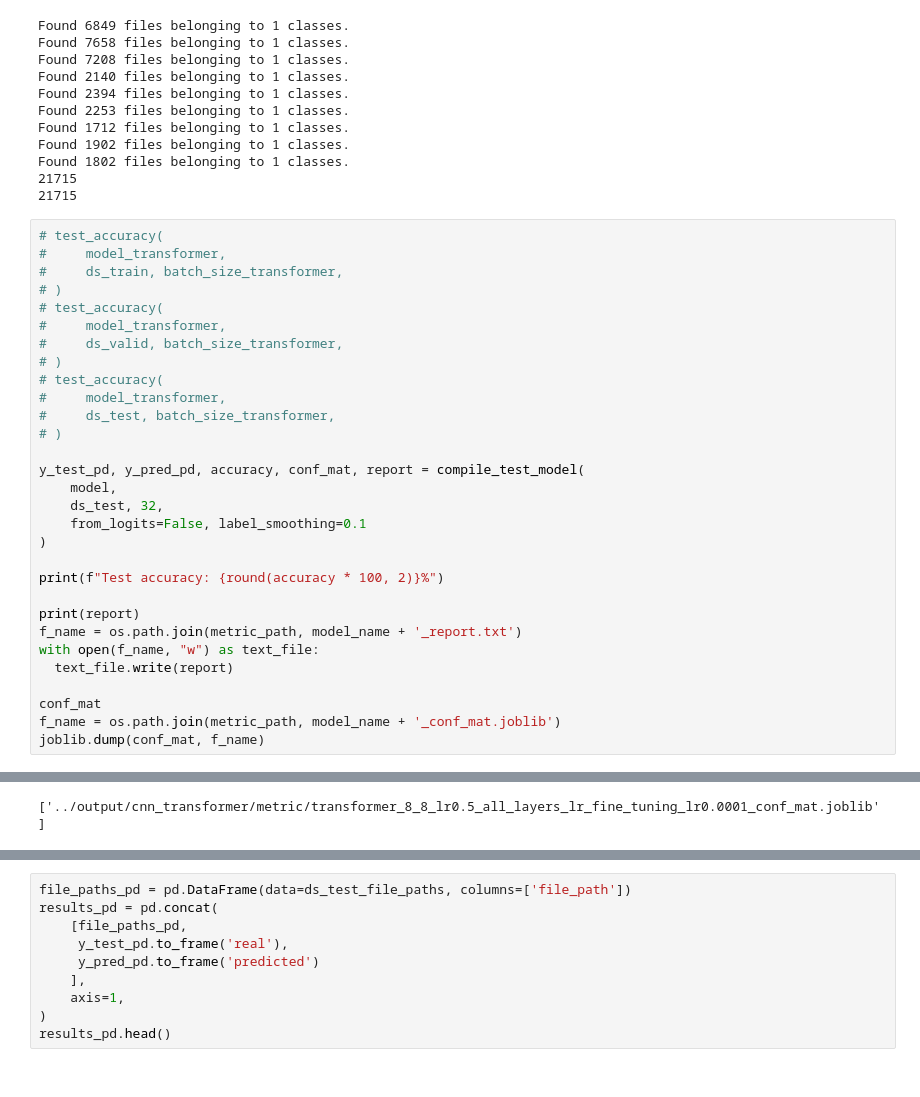
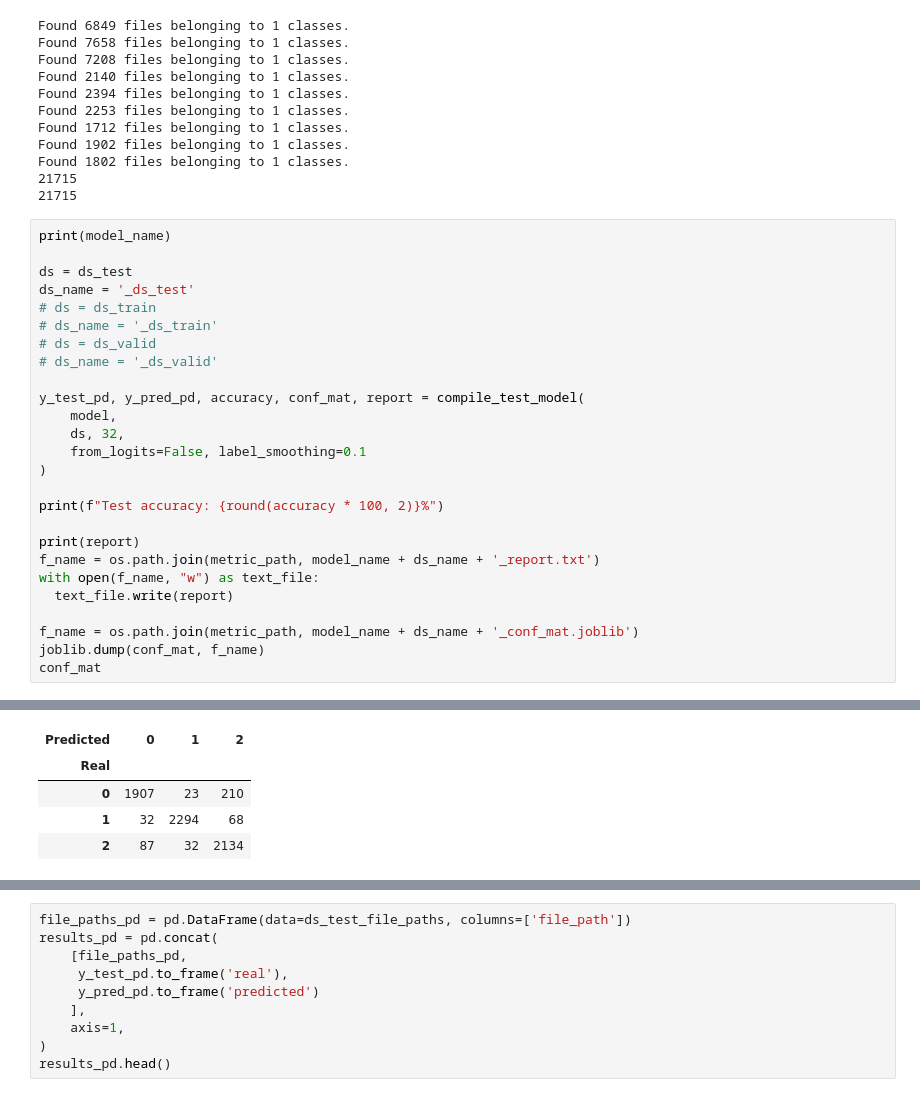
Before and after one commit to luc-perso/covid-19-xRay, a Jupyter notebook: jupyter/cnn_transformer_analyse.ipynb, the cells around one changed output, grey strips where cells are left out. Cells and saved outputs as stored; diff of their text form.

```diff
--- a/jupyter/cnn_transformer_analyse.ipynb
+++ b/jupyter/cnn_transformer_analyse.ipynb
@@ -602,33 +658,29 @@ Found 1802 files belonging to 1 classes.
 21715
 21715
 # %%
-# test_accuracy(
-#     model_transformer,
-#     ds_train, batch_size_transformer,
-# )
-# test_accuracy(
-#     model_transformer,
-#     ds_valid, batch_size_transformer,
-# )
-# test_accuracy(
-#     model_transformer,
-#     ds_test, batch_size_transformer,
-# )
+print(model_name)
+
+ds = ds_test
+ds_name = '_ds_test'
+# ds = ds_train
+# ds_name = '_ds_train'
+# ds = ds_valid
+# ds_name = '_ds_valid'
 
 y_test_pd, y_pred_pd, accuracy, conf_mat, report = compile_test_model(
     model,
-    ds_test, 32,
+    ds, 32,
     from_logits=False, label_smoothing=0.1
 )
 
 print(f"Test accuracy: {round(accuracy * 100, 2)}%")
 
 print(report)
-f_name = os.path.join(metric_path, model_name + '_report.txt')
+f_name = os.path.join(metric_path, model_name + ds_name + '_report.txt')
 with open(f_name, "w") as text_file:
   text_file.write(report)
 
+f_name = os.path.join(metric_path, model_name + ds_name + '_conf_mat.joblib')
+joblib.dump(conf_mat, f_name)
 conf_mat
-f_name = os.path.join(metric_path, model_name + '_conf_mat.joblib')
-joblib.dump(conf_mat, f_name)
 # %% [output]
@@ -636,11 +689,15 @@ joblib.dump(conf_mat, f_name)
 Test accuracy: 93.34%
               precision    recall  f1-score   support
 
            0       0.94      0.89      0.92      2140
            1       0.98      0.96      0.97      2394
            2       0.88      0.95      0.91      2253
 
     accuracy                           0.93      6787
    macro avg       0.93      0.93      0.93      6787
 weighted avg       0.93      0.93      0.93      6787
-['../output/cnn_transformer/metric/transformer_8_8_lr0.5_all_layers_lr_fine_tuning_lr0.0001_conf_mat.joblib']
+| Predicted | 0 | 1 | 2 |
+| Real |  |  |  |
+| 0 | 1907 | 23 | 210 |
+| 1 | 32 | 2294 | 68 |
+| 2 | 87 | 32 | 2134 |
```
Also changed, not shown: parts of 39 cells of this notebook, 1 other file.
